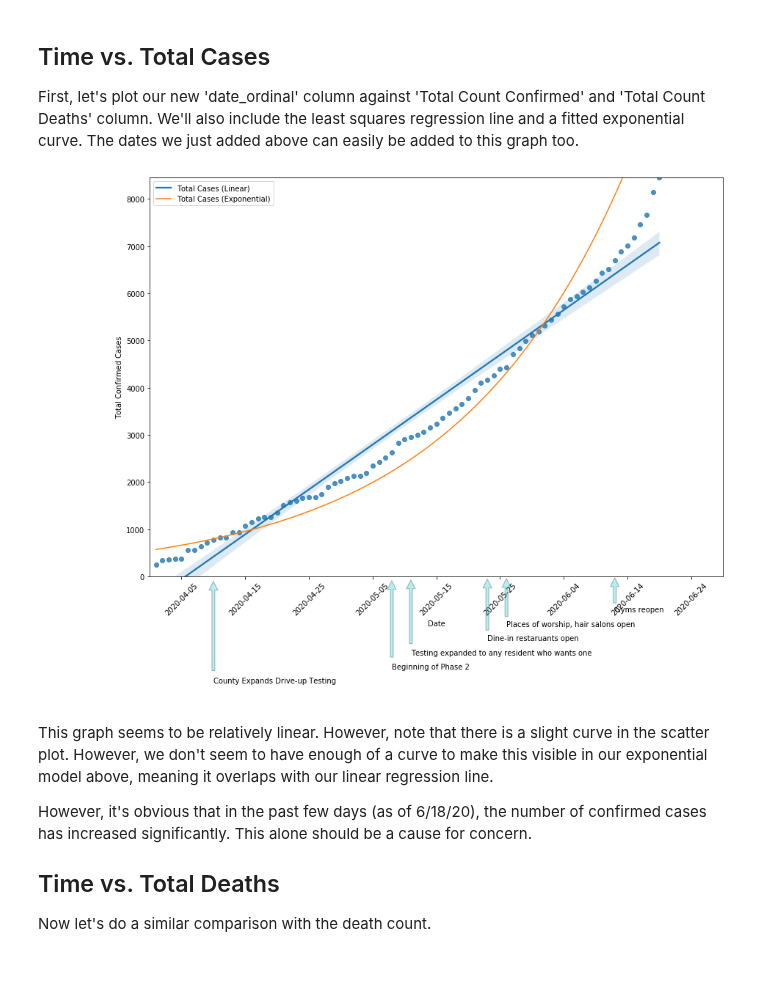
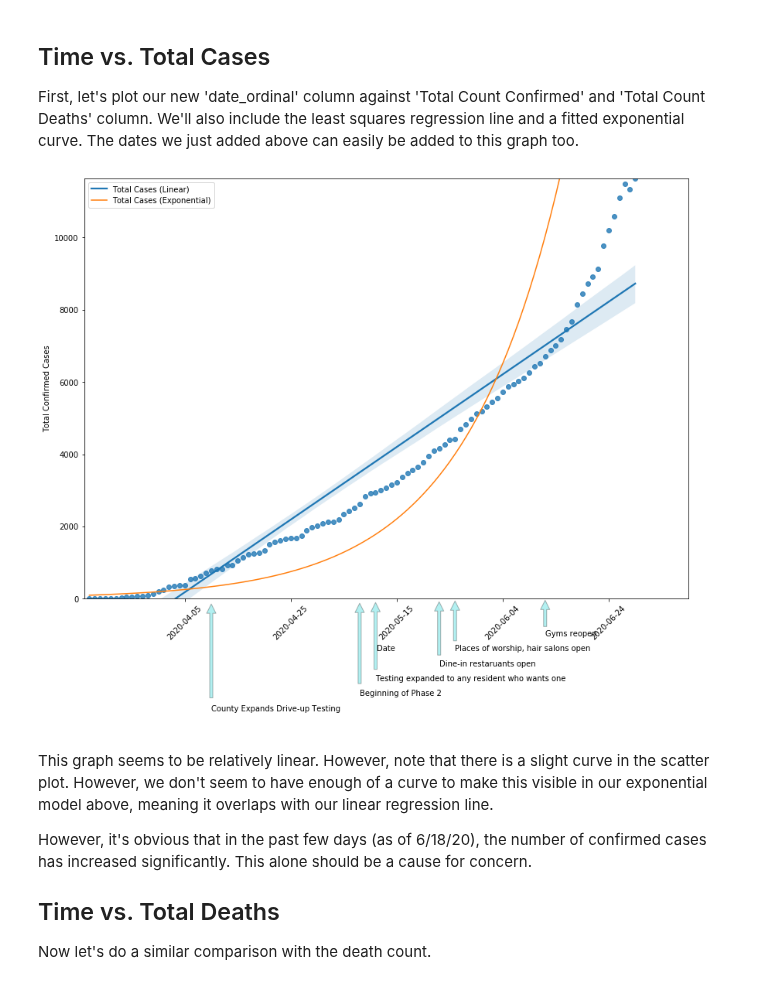
Before and after one commit to SarahEGood/covid19-SB, a Jupyter notebook: San_Bernardino_COVID-19_Data.ipynb, the cells around one changed output. Saved outputs shown, nothing was run; the diff lists cells and outputs as text; code cells hidden in the pictures.

Commit message:
refactor: Updated code to use new table names.

```diff
--- a/San_Bernardino_COVID-19_Data.ipynb
+++ b/San_Bernardino_COVID-19_Data.ipynb
@@ -24,6 +24,6 @@ import datetime as dt
 pd.options.mode.chained_assignment = None
 
 # Explore the data
-df = pd.read_csv("data/covid19data.csv")
+df = pd.read_csv("data/statewide_cases.csv")
 df.head(5)
 # %% [output]
@@ -37,7 +37,7 @@ df.head(5)
 Since we only care about the San Bernardino data, we'll go ahead and create a new dataframe containing only the relavent columns
 # %%
 # Only include columns where the county name is San Bernardino.
-df_sb = df[df['County Name'] == 'San Bernardino']
+df_sb = df[df['county'] == 'San Bernardino']
 
 # Check first columns
 print(df_sb.head(5))
@@ -65,7 +68,7 @@ dtype: object
 Conveniently, the data has one entry per date. However, the date column is a) not easy to iterate on as is and b) would cause issues if just converted straight to a date_time object. Instead, we'll convert our date column to date ordinal form since that puts the dates into the form of integers.
 # %%
 # Convert to dates to ordinal to avoid errors with datetime objects
-dates = df_sb.loc[:,'Most Recent Date'].copy()
+dates = df_sb.loc[:,'date'].copy()
 df_sb['date_ordinal'] = pd.to_datetime(dates).apply(lambda date: date.toordinal())
 # %% [markdown]
 ## Significant Dates
@@ -109,45 +112,45 @@ First, let's plot our new 'date_ordinal' column against 'Total Count Confirmed'
 # %%
 #Plot scatter plot for total case count
 x = df_sb['date_ordinal']
-y1 = df_sb['Total Count Confirmed']
-y2 = df_sb['Total Count Deaths']
+y1 = df_sb['totalcountconfirmed']
+y2 = df_sb['totalcountdeaths']
 
 plt.figure(figsize=(14,10))
 ax = plt.subplot(1,1,1)
 
 # Plot scatter plot along with linear regression line
-sns.regplot(x='date_ordinal', y='Total Count Confirmed', data=df_sb)
+sns.regplot(x='date_ordinal', y='totalcountconfirmed', data=df_sb)
 
 # Formatting axes
 ax.set_xlim(x.min() - 1, x.max() + 10)
 ax.set_ylim(0, y1.max() + 1)
 ax.set_xlabel('Date')
 
 labels = [dt.date.fromordinal(int(item)) for item in ax.get_xticks()]
 ax.set_xticklabels(labels)
 plt.xticks(rotation = 45)
 plt.ylabel("Total Confirmed Cases")
 
 # Exponential Curve
 from sklearn.linear_model import LinearRegression
 x = np.array(df_sb['date_ordinal']).reshape(-1,1)
-Y = np.array(np.log(df_sb['Total Count Confirmed'])).reshape(-1,1)
+Y = np.array(np.log(df_sb['totalcountconfirmed'])).reshape(-1,1)
 
 reg = LinearRegression().fit(x,Y)
 
 slope = reg.coef_
 intercept = reg.intercept_
 
 plt.plot(x, np.exp(slope * x + intercept))
 
 plt.legend(['Total Cases (Linear)', 'Total Cases (Exponential)'])
 
 # Inserting Significant Date Labels
-add_sig_dates(df_sb, 'Total Count Confirmed')
+add_sig_dates(df_sb, 'totalcountconfirmed')
 
 plt.show()
 # %% [output]
-[figure, old version]
+[figure, new version]
 # %% [markdown]
 This graph seems to be relatively linear. However, note that there is a slight curve in the scatter plot. However, we don't seem to have enough of a curve to make this visible in our exponential model above, meaning it overlaps with our linear regression line.
 
```
Also changed, not shown: parts of 9 cells of this notebook.
